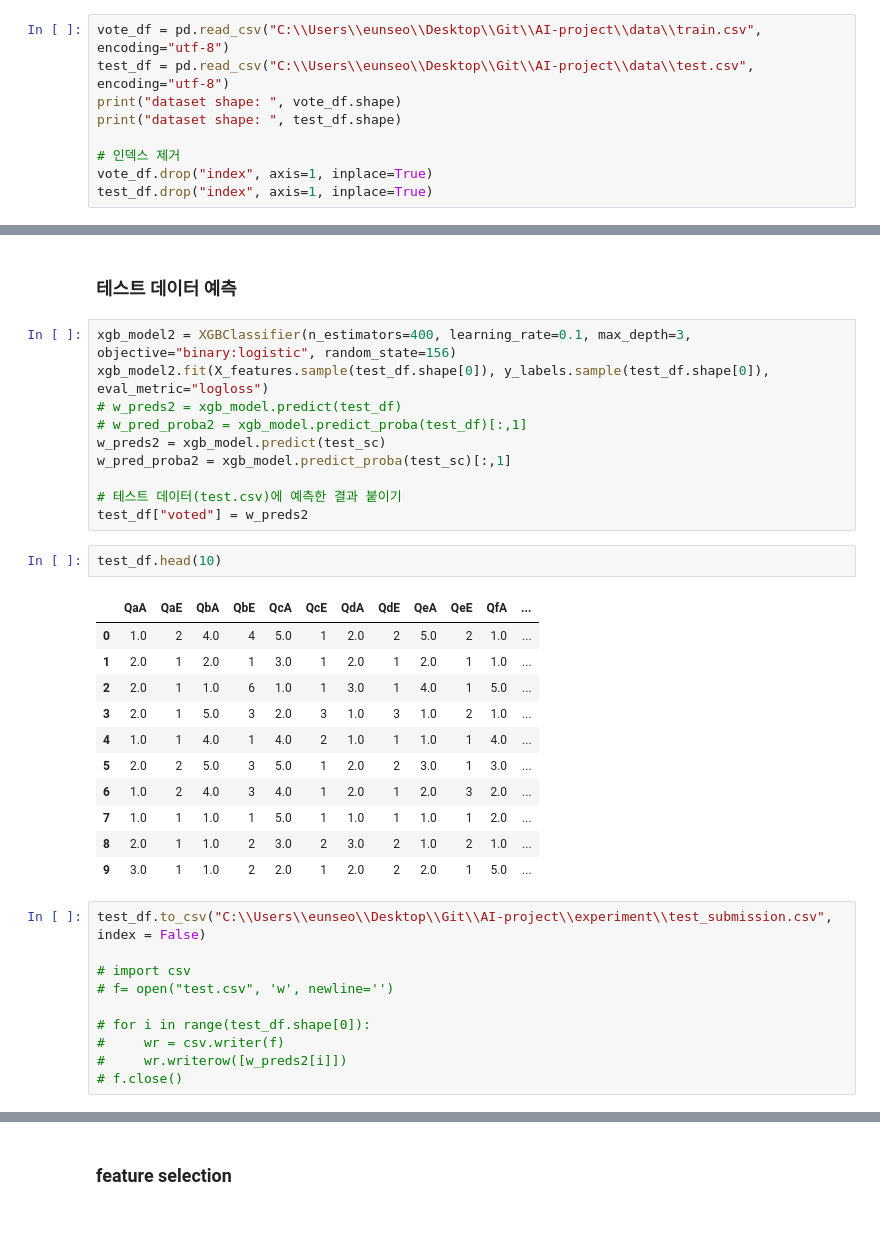
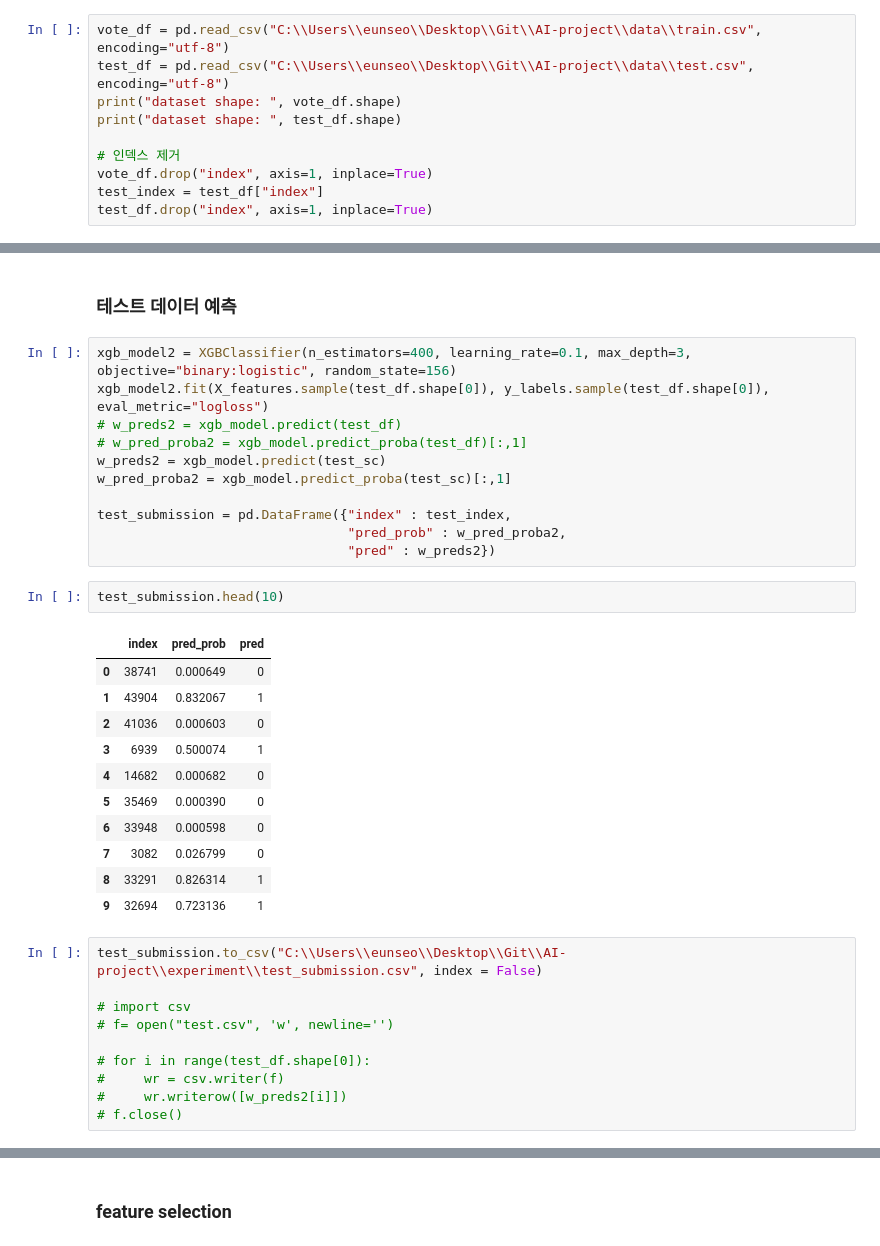
Before and after one commit to eunnseo/AI-project, a Jupyter notebook: experiment/experiment1.ipynb, the cells around one changed output, grey strips where cells are left out. Saved outputs shown, nothing was run; the diff lists cells and outputs as text.

Commit message:
Fix test_submission data to fit the format

```diff
--- a/experiment/experiment1.ipynb
+++ b/experiment/experiment1.ipynb
@@ -39,6 +39,7 @@ print("dataset shape: ", test_df.shape)
 
 # 인덱스 제거
 vote_df.drop("index", axis=1, inplace=True)
+test_index = test_df["index"]
 test_df.drop("index", axis=1, inplace=True)
 # %% [output]
 dataset shape:  (36425, 78)
@@ -223,24 +224,25 @@ xgb_model2.fit(X_features.sample(test_df.shape[0]), y_labels.sample(test_df.shap
 w_preds2 = xgb_model.predict(test_sc)
 w_pred_proba2 = xgb_model.predict_proba(test_sc)[:,1]
 
-# 테스트 데이터(test.csv)에 예측한 결과 붙이기
-test_df["voted"] = w_preds2
+test_submission = pd.DataFrame({"index" : test_index,
+                                "pred_prob" : w_pred_proba2,
+                                "pred" : w_preds2})
 # %%
-test_df.head(10)
+test_submission.head(10)
 # %% [output]
-|  | QaA | QaE | QbA | QbE | QcA | QcE | QdA | QdE | QeA | QeE | QfA | ... |
-| 0 | 1.0 | 2 | 4.0 | 4 | 5.0 | 1 | 2.0 | 2 | 5.0 | 2 | 1.0 | ... |
-| 1 | 2.0 | 1 | 2.0 | 1 | 3.0 | 1 | 2.0 | 1 | 2.0 | 1 | 1.0 | ... |
-| 2 | 2.0 | 1 | 1.0 | 6 | 1.0 | 1 | 3.0 | 1 | 4.0 | 1 | 5.0 | ... |
-| 3 | 2.0 | 1 | 5.0 | 3 | 2.0 | 3 | 1.0 | 3 | 1.0 | 2 | 1.0 | ... |
-| 4 | 1.0 | 1 | 4.0 | 1 | 4.0 | 2 | 1.0 | 1 | 1.0 | 1 | 4.0 | ... |
-| 5 | 2.0 | 2 | 5.0 | 3 | 5.0 | 1 | 2.0 | 2 | 3.0 | 1 | 3.0 | ... |
-| 6 | 1.0 | 2 | 4.0 | 3 | 4.0 | 1 | 2.0 | 1 | 2.0 | 3 | 2.0 | ... |
-| 7 | 1.0 | 1 | 1.0 | 1 | 5.0 | 1 | 1.0 | 1 | 1.0 | 1 | 2.0 | ... |
-| 8 | 2.0 | 1 | 1.0 | 2 | 3.0 | 2 | 3.0 | 2 | 1.0 | 2 | 1.0 | ... |
-| 9 | 3.0 | 1 | 1.0 | 2 | 2.0 | 1 | 2.0 | 2 | 2.0 | 1 | 5.0 | ... |
+|  | index | pred_prob | pred |
+| 0 | 38741 | 0.000649 | 0 |
+| 1 | 43904 | 0.832067 | 1 |
+| 2 | 41036 | 0.000603 | 0 |
+| 3 | 6939 | 0.500074 | 1 |
+| 4 | 14682 | 0.000682 | 0 |
+| 5 | 35469 | 0.000390 | 0 |
+| 6 | 33948 | 0.000598 | 0 |
+| 7 | 3082 | 0.026799 | 0 |
+| 8 | 33291 | 0.826314 | 1 |
+| 9 | 32694 | 0.723136 | 1 |
 # %%
-test_df.to_csv("C:\\Users\\eunseo\\Desktop\\Git\\AI-project\\experiment\\test_submission.csv", index = False)
+test_submission.to_csv("C:\\Users\\eunseo\\Desktop\\Git\\AI-project\\experiment\\test_submission.csv", index = False)
 
 # import csv
 # f= open("test.csv", 'w', newline='')
```
Also changed, not shown: parts of 1 cell of this notebook, 1 other file.
